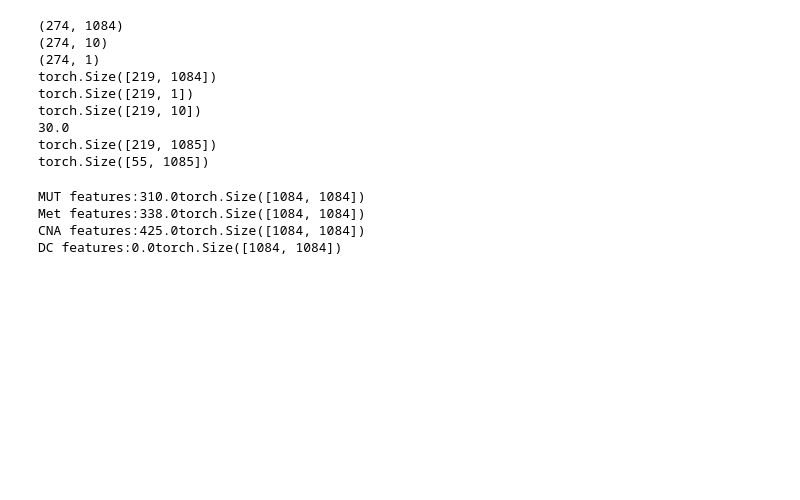
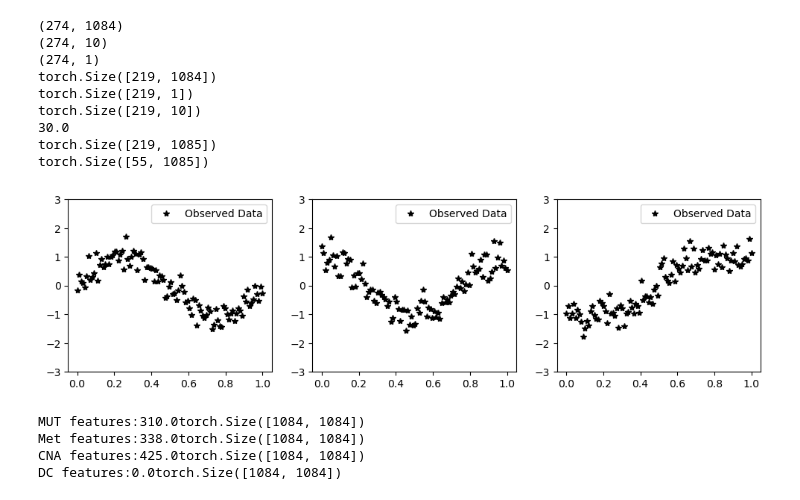
Before and after one commit to Paul-A-Lavender/MOGP-Transferable-kernel-learning, a Jupyter notebook: MOGP_Transferable_GPytorch.ipynb, the cells around one changed output. Saved outputs shown, nothing was run; the diff lists cells and outputs as text; code cells hidden in the pictures; blank space fills up the shorter version.

```diff
--- a/MOGP_Transferable_GPytorch.ipynb
+++ b/MOGP_Transferable_GPytorch.ipynb
@@ -25,17 +29,17 @@ The autoreload extension is already loaded. To reload it, use:
 # %%
 
 
-# df = pd.read_csv('GDSC1_melanoma_BRAF_5conc_noreps_v3.csv')
-# X_df = df[['param_1', 'param_2', 'param_3',
-#        'param_4','ARID1A_mut', 'ARID2_mut', 'BRAF_mut', 'CDKN2A_mut',
-#        'EZH2_mut', 'MECOM_mut', 'NF1_mut', 'NRAS_mut', 'PLCB1_mut', 'PTEN_mut',
-#        'TP53_mut', 'loss.cnaSKCM3', 'loss.cnaSKCM4..BNC2.CDKN2A.JAK2.PSIP1.',
-#        'loss.cnaSKCM5..PAX5.', 'loss.cnaSKCM9', 'gain.cnaSKCM12..KRAS.',
-#        'gain.cnaSKCM21..FOXP1.MITF.', 'loss.cnaSKCM22', 'loss.cnaSKCM23',
-#        'loss.cnaSKCM24..loss.cnaSKCM25', 'loss.cnaSKCM26',
-#        'loss.cnaSKCM27..CASP1.', 'loss.cnaSKCM28', 'loss.cnaSKCM30']]
-# y_df = df[['norm_cells_1', 'norm_cells_2', 'norm_cells_3',
-#        'norm_cells_4', 'norm_cells_5']]
+df = pd.read_csv('GDSC1_melanoma_BRAF_5conc_noreps_v3.csv')
+X_df = df[['param_1', 'param_2', 'param_3',
+       'param_4','ARID1A_mut', 'ARID2_mut', 'BRAF_mut', 'CDKN2A_mut',
+       'EZH2_mut', 'MECOM_mut', 'NF1_mut', 'NRAS_mut', 'PLCB1_mut', 'PTEN_mut',
+       'TP53_mut', 'loss.cnaSKCM3', 'loss.cnaSKCM4..BNC2.CDKN2A.JAK2.PSIP1.',
+       'loss.cnaSKCM5..PAX5.', 'loss.cnaSKCM9', 'gain.cnaSKCM12..KRAS.',
+       'gain.cnaSKCM21..FOXP1.MITF.', 'loss.cnaSKCM22', 'loss.cnaSKCM23',
+       'loss.cnaSKCM24..loss.cnaSKCM25', 'loss.cnaSKCM26',
+       'loss.cnaSKCM27..CASP1.', 'loss.cnaSKCM28', 'loss.cnaSKCM30']]
+y_df = df[['norm_cells_1', 'norm_cells_2', 'norm_cells_3',
+       'norm_cells_4', 'norm_cells_5']]
 
 
 
@@ -126,12 +130,12 @@ torch.Size([219, 1085])
 torch.Size([55, 1085])
 # %%
 
-USE_TOY_DATASET=False
+USE_TOY_DATASET=True
 
 if USE_TOY_DATASET:
     VAR=0.09
     AMP=1.0
-    train_size=20
+    train_size=100
 
     X_sin=torch.linspace(0, 1, train_size)
     X_cos=torch.linspace(0, 1, train_size)
@@ -146,7 +150,7 @@ if USE_TOY_DATASET:
     num_conc=1
     num_feat=1
     nums_domain=torch.Tensor([3])
-
+    num_data=train_size
 
     X_sin = X_sin.unsqueeze(1)
     X_cos = X_cos.unsqueeze(1)
@@ -177,33 +181,35 @@ if USE_TOY_DATASET:
 
     test_size=50
     X_sin=torch.linspace(0, 1, test_size)
     X_cos=torch.linspace(0, 1, test_size)
     X_sig=torch.linspace(0, 1, test_size)
 
     X_sin_domain=torch.zeros(test_size,1)
     X_cos_domain=torch.ones(test_size,1)
     X_sig_domain=torch.ones(test_size,1)*2
 
     X_sin = X_sin.unsqueeze(1)
     X_cos = X_cos.unsqueeze(1)
     X_sig = X_sig.unsqueeze(1)
 
     y_sin =AMP* torch.sin(X_sin * (2 * math.pi)) + torch.randn(X_sin.size()) * math.sqrt(VAR)
     y_cos =AMP* torch.cos(X_cos * (2 * math.pi)) + torch.randn(X_cos.size()) * math.sqrt(VAR)
     y_sig =AMP* (torch.sigmoid(15*(X_sig-0.5))-0.5)*2+torch.randn(X_cos.size()) * math.sqrt(VAR)
 
     X_sin_cat = torch.cat((X_sin_domain, X_sin), dim=1)
     X_cos_cat = torch.cat((X_cos_domain, X_cos), dim=1)
     X_sig_cat = torch.cat((X_sig_domain, X_sig), dim=1)
 
     # X_test_tensor =X_sin_cat
     # y_test_tensor =y_sin
 
     X_test_tensor = torch.cat((X_sin_cat, X_cos_cat,X_sig_cat), dim=0)
     y_test_tensor = torch.cat((y_sin, y_cos,y_sig), dim=0)
 
     # X_test_tensor = torch.cat((X_sin_cat, X_cos_cat), dim=0)
     # y_test_tensor = torch.cat((y_sin, y_cos), dim=0)
+# %% [output]
+[figure, added]
 # %%
 with open(X_path, 'rb') as f:
     X_df = pickle.load(f)
```
Also changed, not shown: parts of 6 cells of this notebook, 1 other file.
